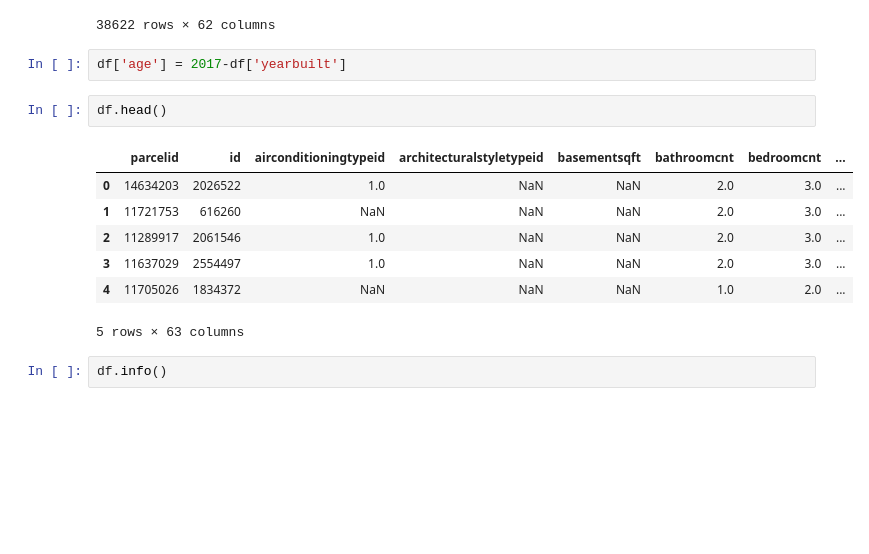
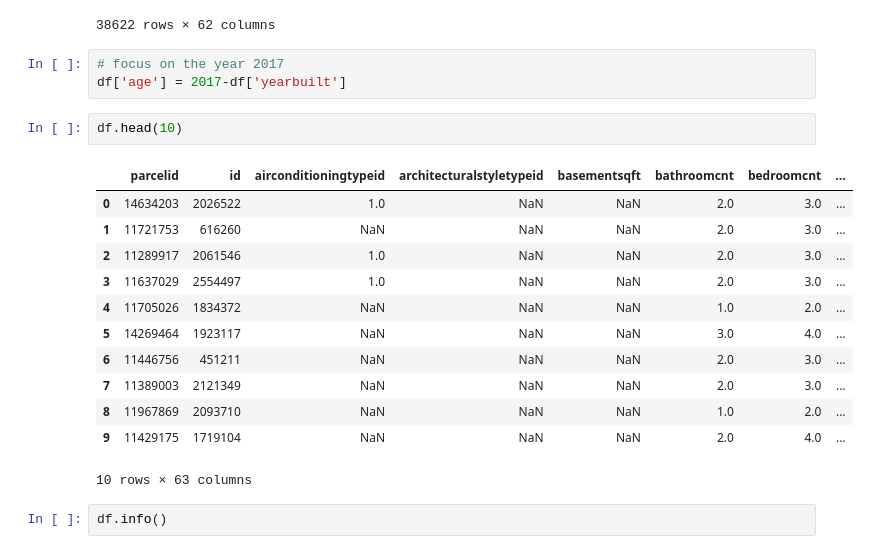
Before and after one commit to chriseverts/zil_regression_project, a Jupyter notebook: initial_workbook.ipynb, the cells around one changed output. Drawn from its saved outputs; the diff is of its cells as text; blank space fills up the shorter version.

```diff
--- a/initial_workbook.ipynb
+++ b/initial_workbook.ipynb
@@ -58,17 +58,23 @@ df
 | 38621 | 10713993 | 774124 | 1.0 | NaN | NaN | 3.0 | 3.0 | ... |
 38622 rows × 62 columns
 # %%
+# focus on the year 2017
 df['age'] = 2017-df['yearbuilt']
 # %%
-df.head()
+df.head(10)
 # %% [output]
 |  | parcelid | id | airconditioningtypeid | architecturalstyletypeid | basementsqft | bathroomcnt | bedroomcnt | ... |
 | 0 | 14634203 | 2026522 | 1.0 | NaN | NaN | 2.0 | 3.0 | ... |
 | 1 | 11721753 | 616260 | NaN | NaN | NaN | 2.0 | 3.0 | ... |
 | 2 | 11289917 | 2061546 | 1.0 | NaN | NaN | 2.0 | 3.0 | ... |
 | 3 | 11637029 | 2554497 | 1.0 | NaN | NaN | 2.0 | 3.0 | ... |
 | 4 | 11705026 | 1834372 | NaN | NaN | NaN | 1.0 | 2.0 | ... |
+| 5 | 14269464 | 1923117 | NaN | NaN | NaN | 3.0 | 4.0 | ... |
+| 6 | 11446756 | 451211 | NaN | NaN | NaN | 2.0 | 3.0 | ... |
+| 7 | 11389003 | 2121349 | NaN | NaN | NaN | 2.0 | 3.0 | ... |
+| 8 | 11967869 | 2093710 | NaN | NaN | NaN | 1.0 | 2.0 | ... |
+| 9 | 11429175 | 1719104 | NaN | NaN | NaN | 2.0 | 4.0 | ... |
-5 rows × 63 columns
+10 rows × 63 columns
 # %%
 df.info()
 # %% [output]
```
Also changed, not shown: parts of 19 cells of this notebook, 1 other file.
